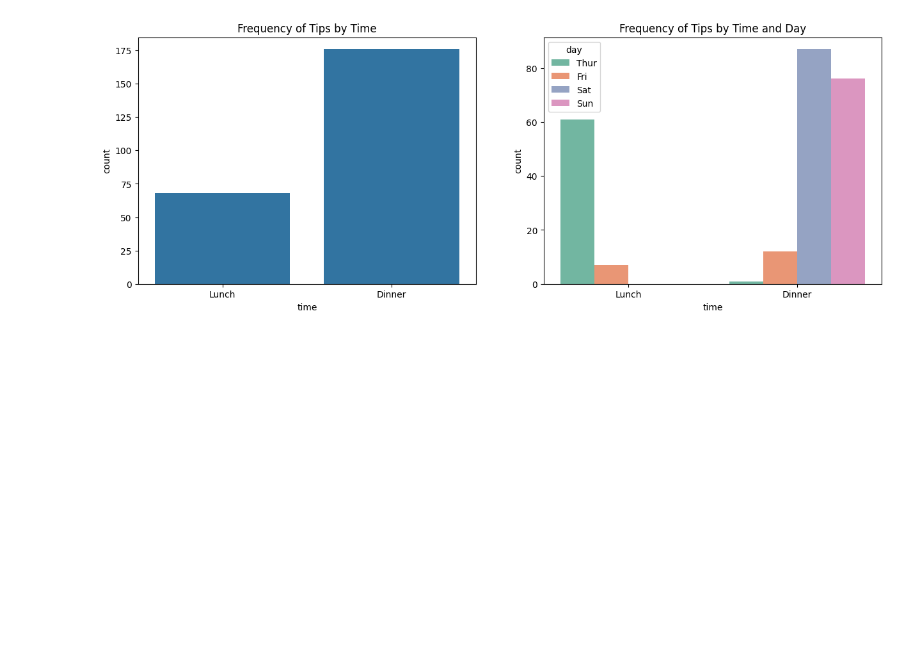
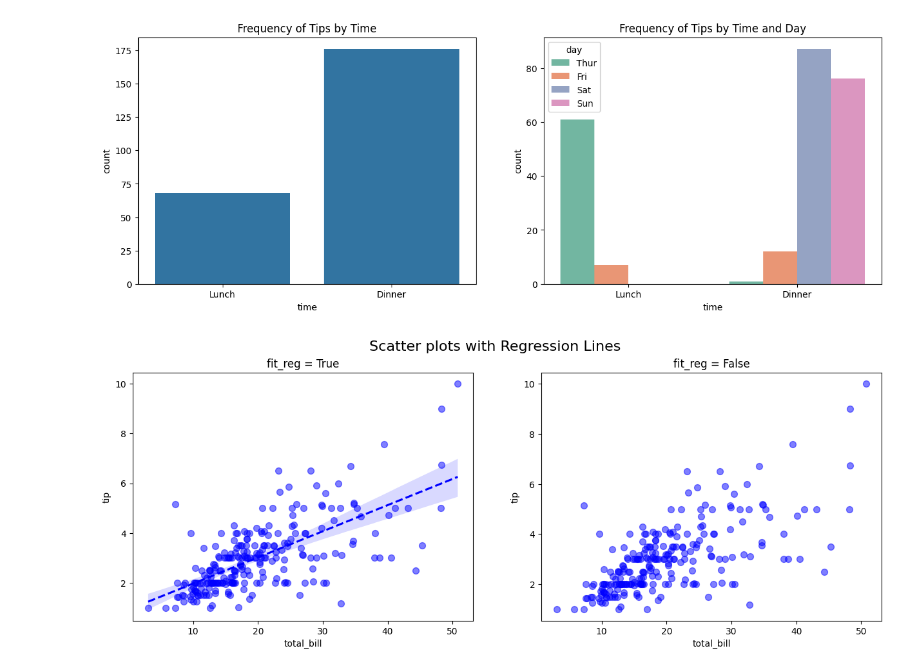
Before and after one commit to Choiwanwoo-03/MachineLearning_CodePractice, a Jupyter notebook: Seaborn_library_practice.ipynb, the cells around one changed output. Saved outputs shown, nothing was run; the diff lists cells and outputs as text; code cells hidden in the pictures; blank space fills up the shorter version.

```diff
--- a/Seaborn_library_practice.ipynb
+++ b/Seaborn_library_practice.ipynb
@@ -83,3 +83,20 @@ ax2.set_title('Frequency of Tips by Time and Day')
 plt.show()
 # %% [output]
 [figure]
+# %%
+fig = plt.figure(figsize = (15, 5))
+ax1 = fig.add_subplot(1, 2, 1)
+ax2 = fig.add_subplot(1, 2, 2)
+
+sns.regplot(x = 'total_bill', y = 'tip', data = tips, color = 'blue', scatter_kws = {'s' : 50, 'alpha' : 0.5}, line_kws = {'linestyle' : '--'},
+            ax = ax1)
+
+sns.regplot(x = 'total_bill', y = 'tip', data = tips, color = 'blue', scatter_kws = {'s' : 50, 'alpha' : 0.5}, line_kws = {'linestyle' : '--'},
+            ax = ax2, fit_reg = False)
+
+fig.suptitle('Scatter plots with Regression Lines', fontsize = 16)
+ax1.set_title('fit_reg = True')
+ax2.set_title('fit_reg = False')
+plt.show()
+# %% [output]
+[figure, added]
```
Also changed, not shown: parts of 3 cells of this notebook.
